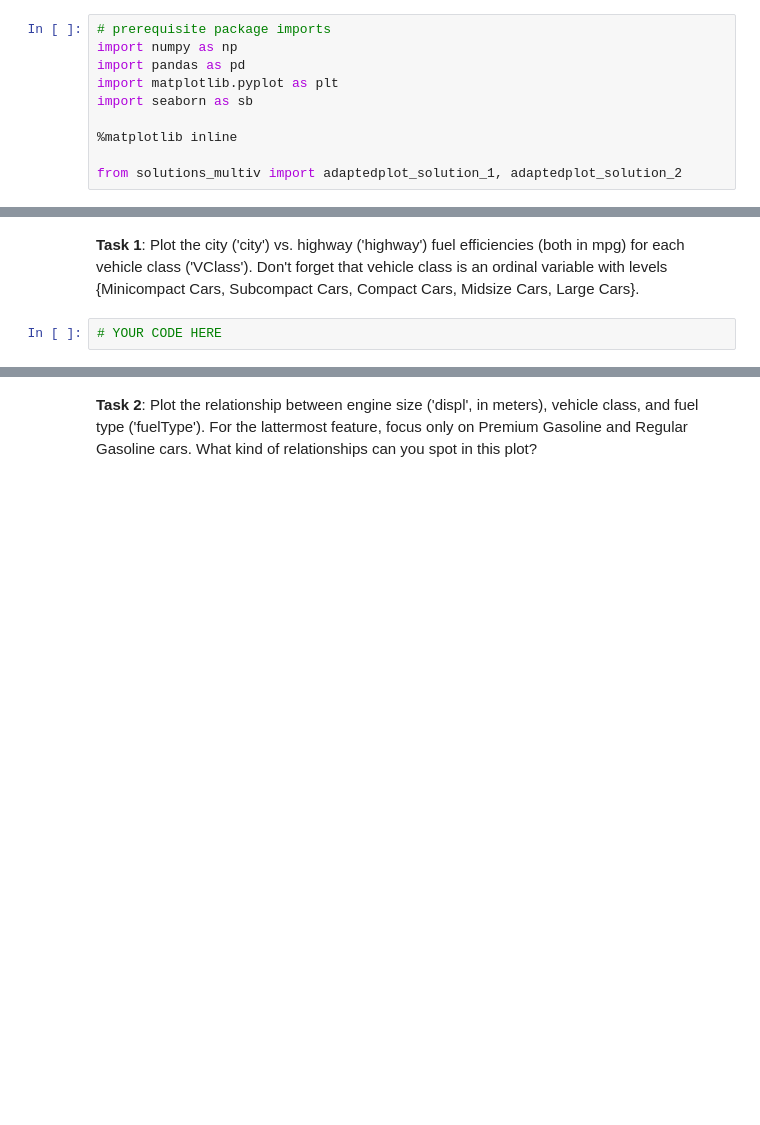
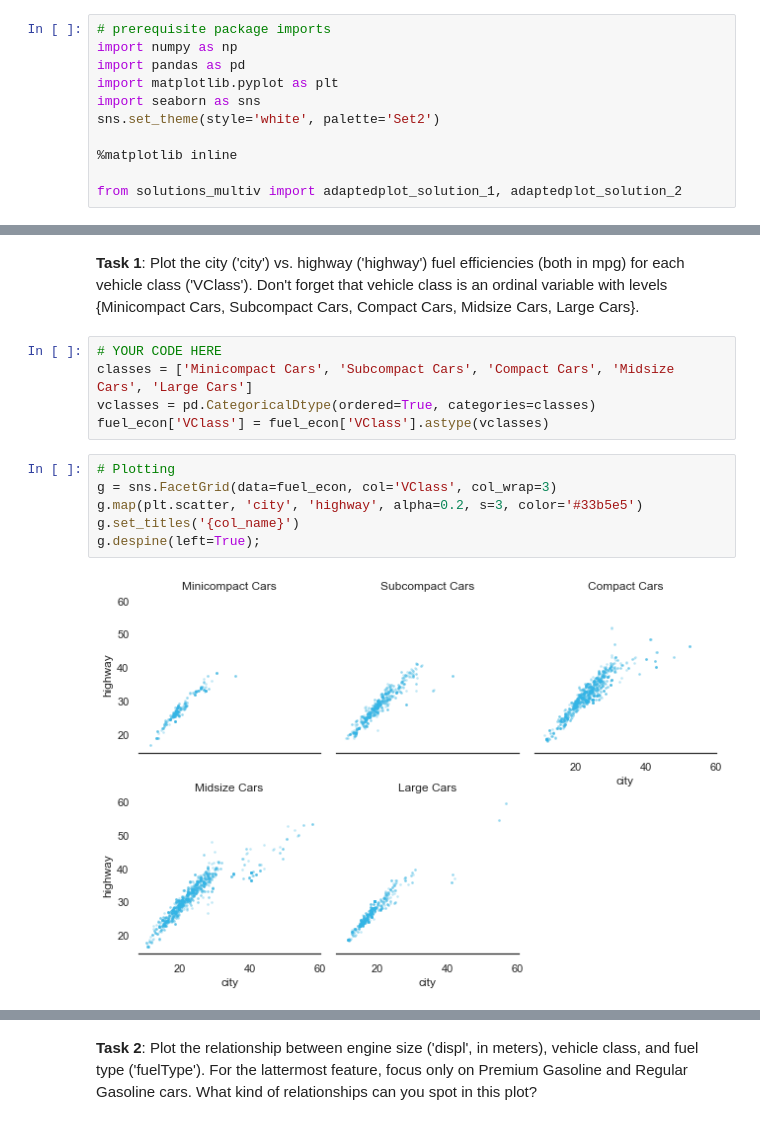
Before and after one commit to ahmed-gharib89/visualisations-advanced-data-analysis, a Jupyter notebook: Multivariate_Exploration/Adapted_Plot_Practice.ipynb, the cells around one changed output, grey strips where cells are left out. Cells and saved outputs as stored; diff of their text form; blank space fills up the shorter version.

Commit message:
Solution for Adapted Plot Practice

```diff
--- a/Multivariate_Exploration/Adapted_Plot_Practice.ipynb
+++ b/Multivariate_Exploration/Adapted_Plot_Practice.ipynb
@@ -3,7 +3,8 @@
 import numpy as np
 import pandas as pd
 import matplotlib.pyplot as plt
-import seaborn as sb
+import seaborn as sns
+sns.set_theme(style='white', palette='Set2')
 
 %matplotlib inline
 
@@ -16,7 +24,18 @@ fuel_econ.head()
 # %% [markdown]
 **Task 1**: Plot the city ('city') vs. highway ('highway') fuel efficiencies (both in mpg) for each vehicle class ('VClass'). Don't forget that vehicle class is an ordinal variable with levels {Minicompact Cars, Subcompact Cars, Compact Cars, Midsize Cars, Large Cars}.
-# %%
-# YOUR CODE HERE
+# %%
+# YOUR CODE HERE
+classes = ['Minicompact Cars', 'Subcompact Cars', 'Compact Cars', 'Midsize Cars', 'Large Cars']
+vclasses = pd.CategoricalDtype(ordered=True, categories=classes)
+fuel_econ['VClass'] = fuel_econ['VClass'].astype(vclasses)
+# %%
+# Plotting
+g = sns.FacetGrid(data=fuel_econ, col='VClass', col_wrap=3)
+g.map(plt.scatter, 'city', 'highway', alpha=0.2, s=3, color='#33b5e5')
+g.set_titles('{col_name}')
+g.despine(left=True);
+# %% [output]
+[figure, added]
 # %%
 # run this cell to check your work against ours
 adaptedplot_solution_1()
```
Also changed, not shown: parts of 5 cells of this notebook.
